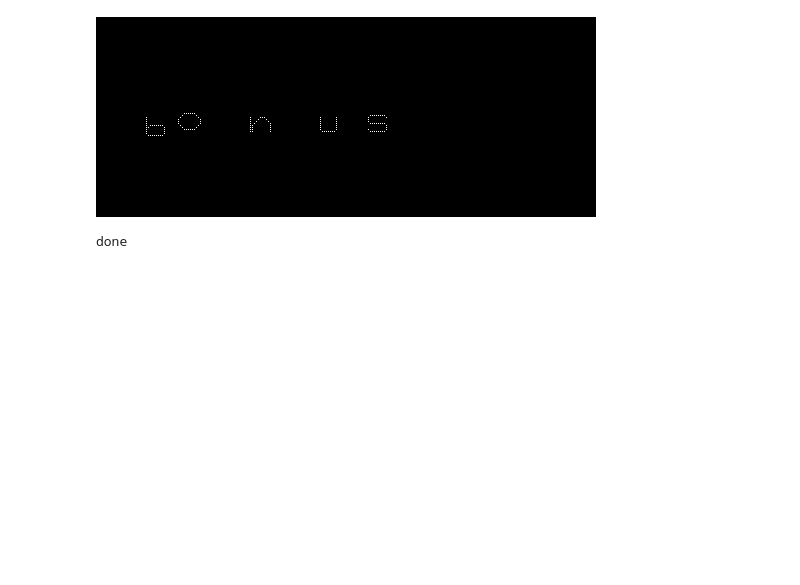
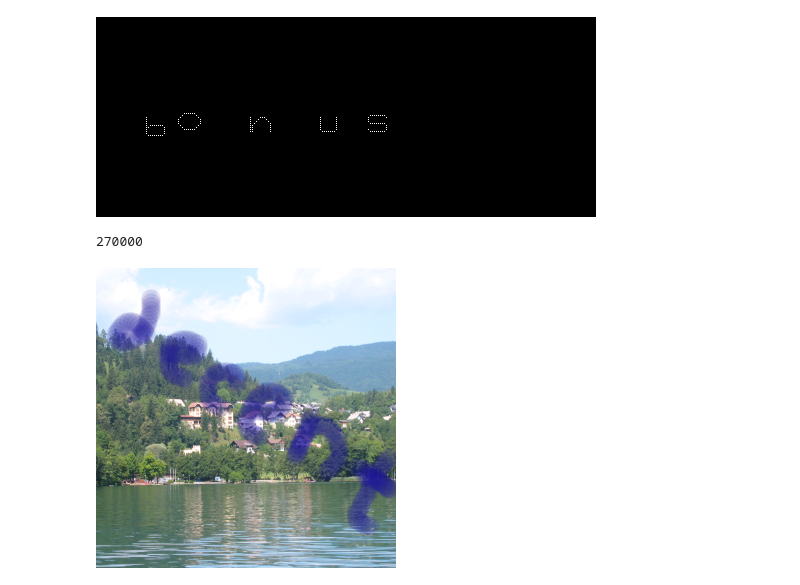
Before and after one commit to KReinders/PythonChallenge, a Jupyter notebook: Zen of Python.ipynb, the cells around one changed output. Cells and saved outputs as stored; diff of their text form; code cells hidden in the pictures; blank space fills up the shorter version.

```diff
--- a/Zen of Python.ipynb
+++ b/Zen of Python.ipynb
@@ -726,7 +726,70 @@ file = open('maze.zip', 'wb')
 file.write(bytes(file_list))
 file.close()
 # path_img.save("path.png")
-# %%
-lake1 = open('lake1.wav', 'rb')
-# %% [output]
-done
+# %%
+from scipy.io import wavfile
+from PIL import Image
+from IPython.display import Image as im
+from os.path import isfile
+from requests.auth import HTTPBasicAuth
+import numpy as np
+import urllib.request as rq
+import pickle
+
+data_list = []
+if not isfile('wave_data.pickle'):
+    password_mgr = rq.HTTPPasswordMgrWithDefaultRealm()
+    top_level_url = "http://www.pythonchallenge.com/pc/hex/"
+    password_mgr.add_password(None, top_level_url, 'butter', 'fly')
+
+    handler = rq.HTTPBasicAuthHandler(password_mgr)
+    opener = rq.build_opener(handler)
+
+    for i in range(1, 26):
+        print(i)
+        opener.open("http://www.pythonchallenge.com/pc/hex/lake{}.wav".format(i))
+        rq.install_opener(opener)
+        response = rq.urlopen("http://www.pythonchallenge.com/pc/hex/lake{}.wav".format(i))
+        data_list.append(response.read())
+
+    with open('wave_data.pickle', 'wb') as handle:
+        pickle.dump(data_list, handle, protocol=pickle.HIGHEST_PROTOCOL)
+    with open('wave_data.pickle', 'rb') as handle:
+        b = pickle.load(handle)
+    print(data_list == b)
+else:
+    with open('wave_data.pickle', 'rb') as handle:
+        data_list = pickle.load(handle)
+
+np_data = True
+for i in range(5):
+    row = True
+    for j in range(5):
+        fn = 'lake\lakes.wav'.format((i*5)+j)
+        f = open(fn, 'wb')
+        f.write(data_list[(i*5)+j])
+        f.close()
+        _, data = wavfile.read(fn)
+        next_img = np.array(data).reshape(60,60,3)
+        if (type(row) == bool):
+            row = next_img
+        else:
+            row = np.concatenate((row, next_img), axis=1)
+    if (type(np_data) == bool):
+        np_data = row
+    else:
+        np_data = np.concatenate((np_data, row), axis=0)
+
+print(np_data.size)
+# print(data_list[0])
+
+# print(len(np_data))
+img_data = np_data # .reshape(300,300,3)
+# print(img_data[:100])
+
+img = Image.fromarray(img_data, 'RGB')
+img.save('wave.png')
+im('wave.png')
+# %% [output]
+270000
+[figure, added]
```
Also changed, not shown: 3 other files.
